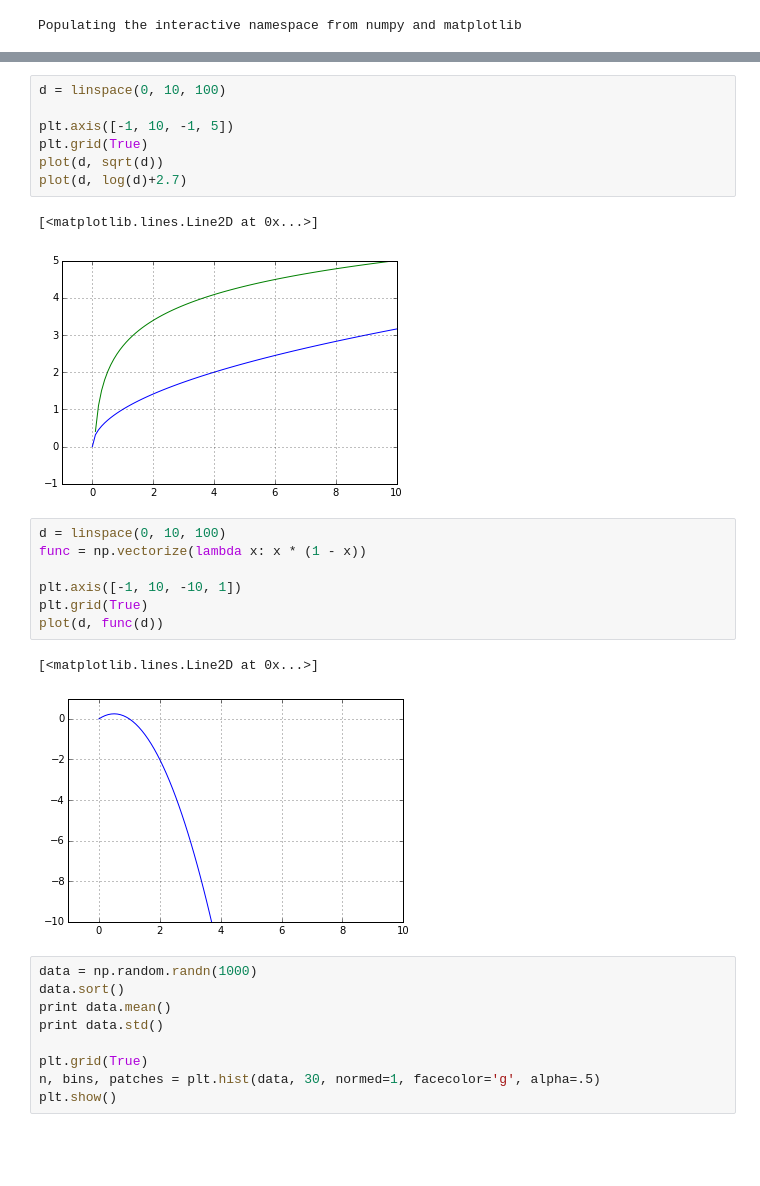
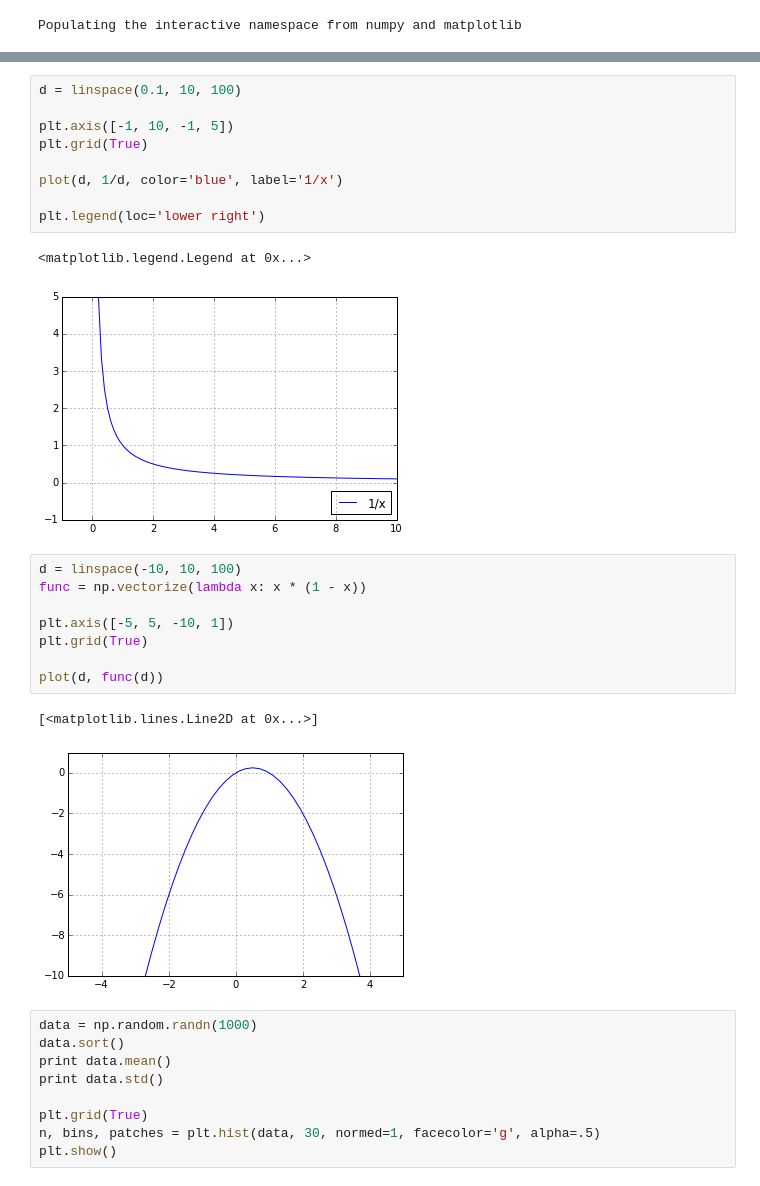
Before and after one commit to RawIron/data-hacks, a Jupyter notebook: basic_plot.ipynb, the cells around one changed output, grey strips where cells are left out. Saved outputs shown, nothing was run; the diff lists cells and outputs as text; blank space fills up the shorter version.

Commit message:
use legend, subplots

```diff
--- a/basic_plot.ipynb
+++ b/basic_plot.ipynb
@@ -5,23 +33,26 @@ Populating the interactive namespace from numpy and matplotlib
 # %%
-d = linspace(0, 10, 100)
+d = linspace(0.1, 10, 100)
 
 plt.axis([-1, 10, -1, 5])
 plt.grid(True)
-plot(d, sqrt(d))
-plot(d, log(d)+2.7)
+
+plot(d, 1/d, color='blue', label='1/x')
+
+plt.legend(loc='lower right')
 # %% [output]
-[<matplotlib.lines.Line2D at 0x...>]
+<matplotlib.legend.Legend at 0x...>
-[figure, old version]
+[figure, new version]
 # %%
-d = linspace(0, 10, 100)
+d = linspace(-10, 10, 100)
 func = np.vectorize(lambda x: x * (1 - x))
 
-plt.axis([-1, 10, -10, 1])
+plt.axis([-5, 5, -10, 1])
 plt.grid(True)
+
 plot(d, func(d))
 # %% [output]
 [<matplotlib.lines.Line2D at 0x...>]
-[figure, old version]
+[figure, new version]
 # %%
 data = np.random.randn(1000)
 data.sort()
```
Also changed, not shown: parts of 1 cell of this notebook.
